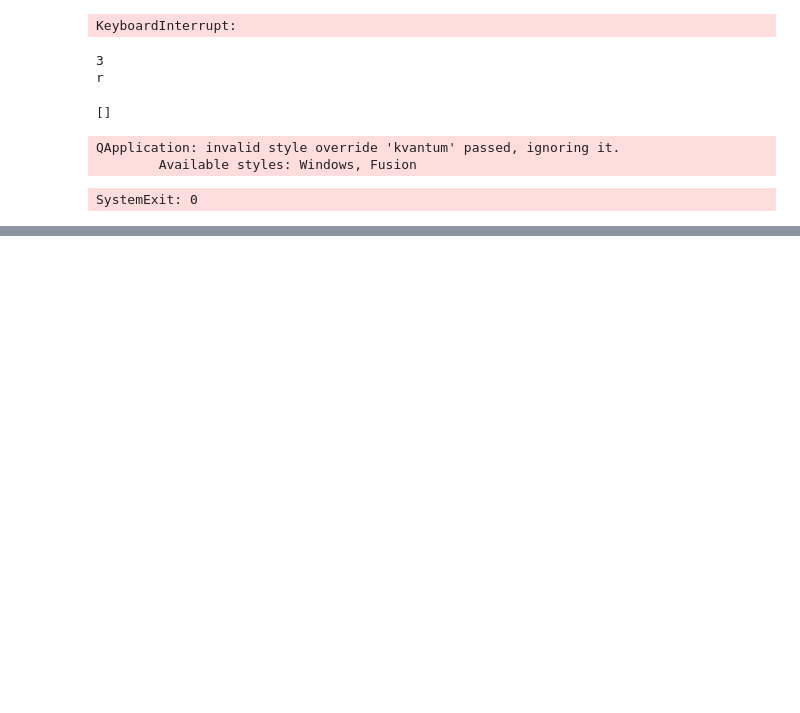
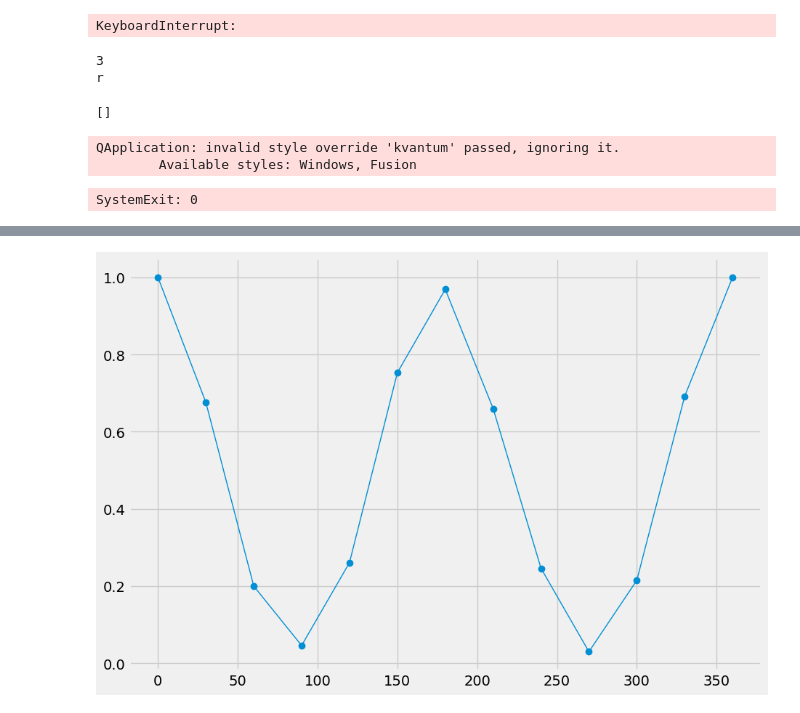
Before and after one commit to KrishnarajT/Vegapod-Bose-Pod-GUI, a Jupyter notebook: experimentation.ipynb, the cells around one changed output, grey strips where cells are left out. Saved outputs shown, nothing was run; the diff lists cells and outputs as text; code cells hidden in the pictures; blank space fills up the shorter version.

```diff
--- a/experimentation.ipynb
+++ b/experimentation.ipynb
@@ -83,0 +121,15 @@ SystemExit: 0
+# %%
+plt.style.use('fivethirtyeight')
+plt.figure(figsize=(10, 7))
+
+y1 = [1, 0.676, 0.2, 0.046, 0.261, 0.753, 0.969, 0.66, 0.246, 0.03, 0.215, 0.692, 1]
+cosx = [0, 30, 60, 90, 120, 150, 180, 210, 240, 270, 300, 330, 360]
+
+
+# plt.title('Square of the Diameter vs Number of Ring')
+# plt.xticks(np.arange(13), ['1', '2', '1', '1','1','1','1','1','1','1','1','1','1' ])
+# plt.xticks([])
+plt.plot(cosx, y1, linewidth=1, marker = 'o')
+plt.savefig("plot_gg.png", dpi = 200)
+# %% [output]
+[figure, added]
```
Also changed, not shown: parts of 17 cells of this notebook, 19 other files.
